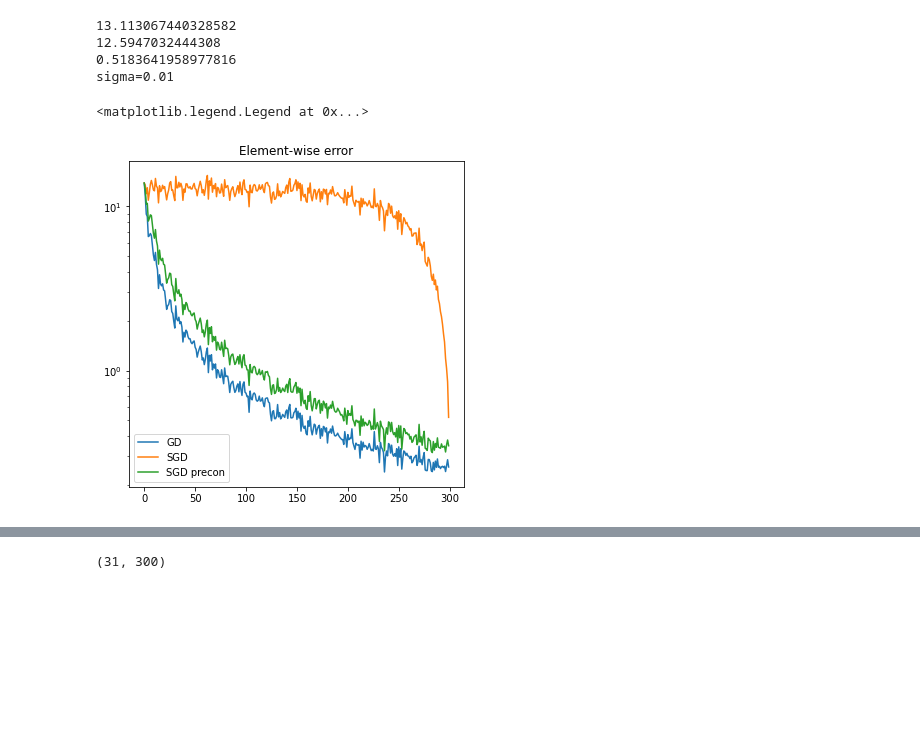
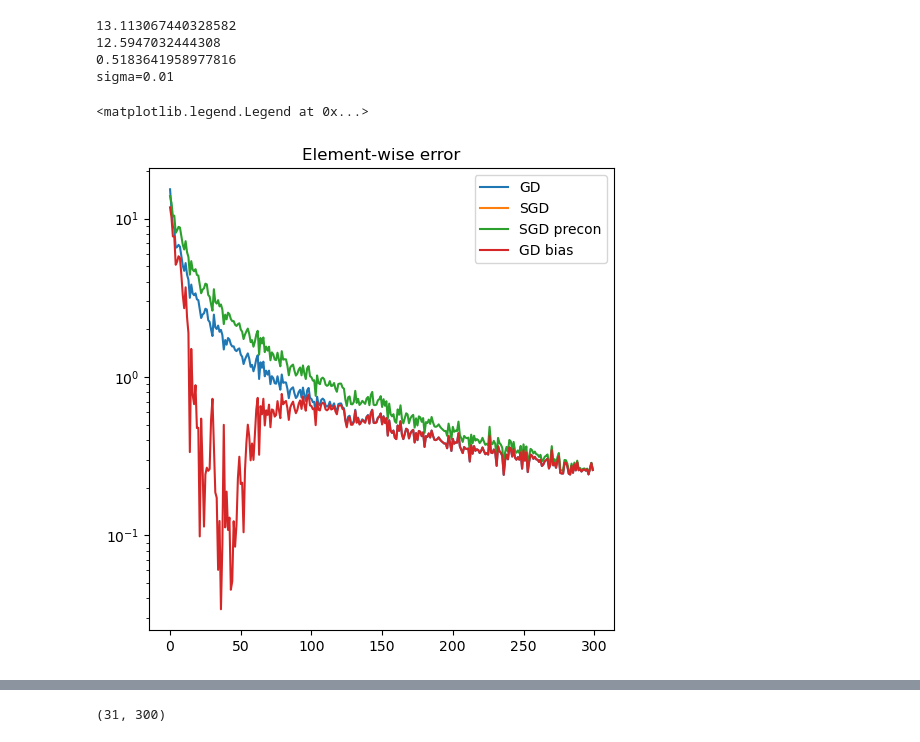
Before and after one commit to bogdantoader/simplecryoem, a Jupyter notebook: nb/Simple_SGD.ipynb, the cells around one changed output, grey strips where cells are left out. Saved outputs shown, nothing was run; the diff lists cells and outputs as text; code cells hidden in the pictures; blank space fills up the shorter version.

```diff
--- a/nb/Simple_SGD.ipynb
+++ b/nb/Simple_SGD.ipynb
@@ -103,7 +103,7 @@ print(u[-1]/u[0])
 P = 1/D
 #P = jnp.ones(x0.shape)
 # %%
-adaptive_step_size = True
+adaptive_step_size = False
 # %%
 x_gd = x_init
 
@@ -208,9 +309,9 @@ plt.semilogy(x0-x_gd)
 # %% [markdown]
 ### No precon
 # %%
-adaptive_step_size = True
+adaptive_step_size = False
 # %%
-P = jnp.ones(x0.shape)
+P = D #jnp.ones(x0.shape)
 
 x_sgd = x_init
 
@@ -226,9 +327,9 @@ err_x_sgd_iter = [jnp.linalg.norm(x_sgd-x0)]
 err_b1_sgd = [b1sol - x_sgd[1]]
 err_b1_sgd_iter = [b1sol - x_sgd[1]]
 
-#eta = 0.1
+eta = 0.1
 
-eta = 1
+#eta = 1
 etas = []
 eta_max = 1
 epochs = 15
@@ -479,15 +580,17 @@ print(f"sigma={sigma}")
 sigma=0.01
 # %%
 plt.semilogy(jnp.abs(x0-x_gd))
-plt.semilogy(x0-x_sgd)
-plt.semilogy(x0-x_sgd_p)
+plt.semilogy(jnp.abs(x0-x_sgd))
+plt.semilogy(jnp.abs(x0-x_sgd_p))
+plt.semilogy(jnp.abs(x0-x_gd_b))
+
 
 
 plt.title('Element-wise error')
-plt.legend(['GD', 'SGD', 'SGD precon'])
+plt.legend(['GD', 'SGD', 'SGD precon', 'GD bias'])
 # %% [output]
 <matplotlib.legend.Legend at 0x...>
-[figure, old version]
+[figure, new version]
 # %%
 print(x_sgd_p_all.shape)
 
```
Also changed, not shown: parts of 30 cells of this notebook, 27 other files.
